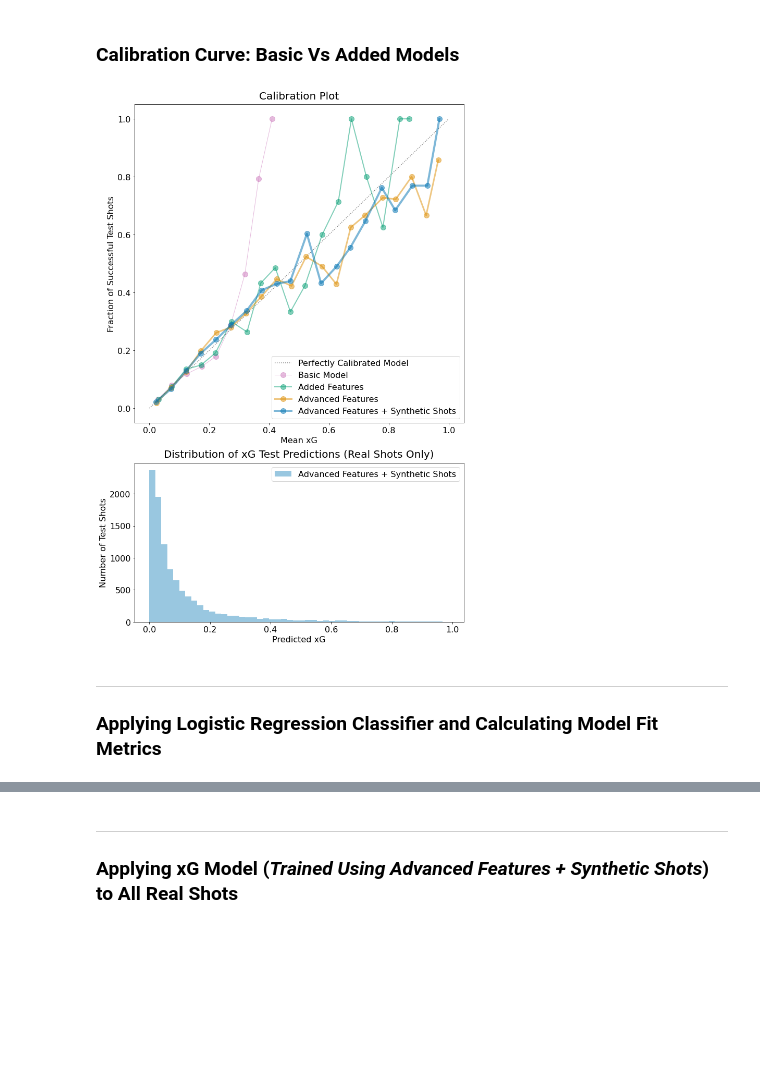
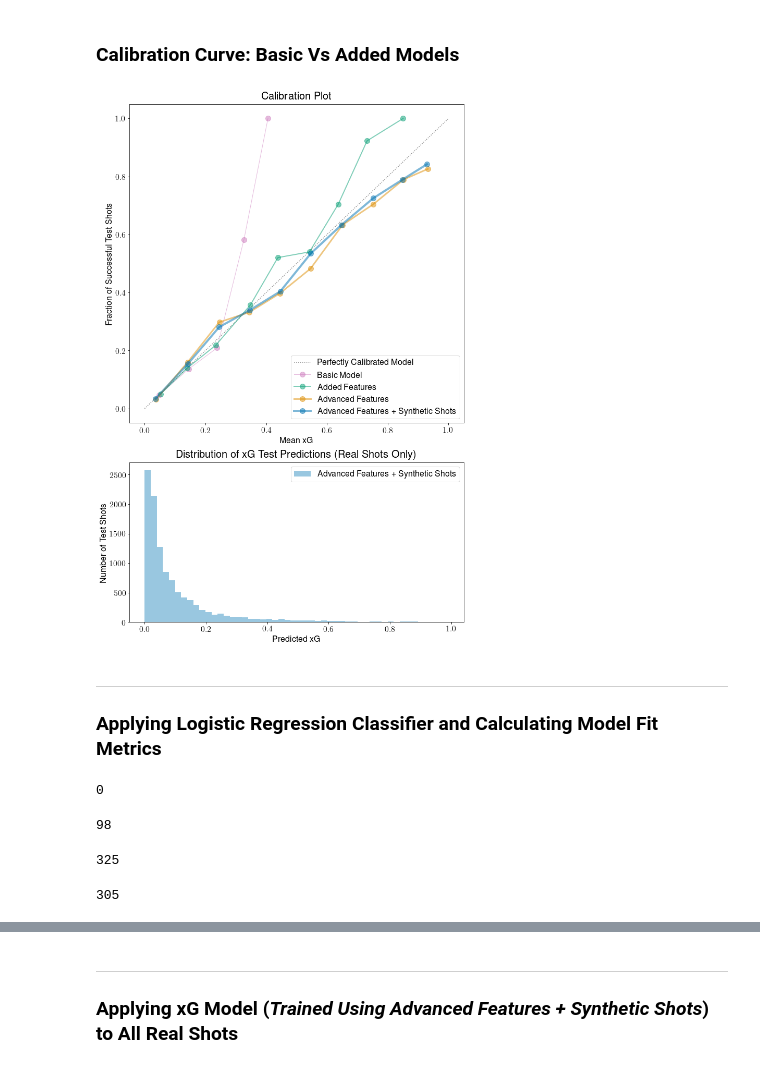
Before and after one commit to christiangilson/MSc-Applied-Statistics-Project-Code, a Jupyter notebook: Modelling/xG/Python xG Feature Engineering & Modelling.ipynb, the cells around one changed output, grey strips where cells are left out. Cells and saved outputs as stored; diff of their text form; code cells hidden in the pictures; blank space fills up the shorter version.

```diff
--- a/Modelling/xG/Python xG Feature Engineering & Modelling.ipynb
+++ b/Modelling/xG/Python xG Feature Engineering & Modelling.ipynb
@@ -323,5 +315,8 @@ xG_formula_adv = "goalScoredFlag ~   a + aShooting + D + Dsquared +\
 xG_model_adv = smf.glm(formula=xG_formula_adv, data=df_shots_train\
                  ,family=sm.families.Binomial()).fit()
 
+xG_model_adv_feat_on_syn = smf.glm(formula=xG_formula_adv, data=df_shots_train_synthetic\
+                         ,family=sm.families.Binomial()).fit()
+
 xG_model_adv.summary2()
 # %% [output]
@@ -352,7 +344,0 @@ Wall time: 285 ms
-# %%
-df_shots_train, df_shots_test = train_test_split(df_shots_incl_synthetic, test_size=test_size, stratify=df_shots_incl_synthetic.goalScoredFlag, random_state=random_state, shuffle=True)
-
-# now getting rid of the synthetic shots from the test data
-df_shots_test = df_shots_test.loc[df_shots_test['realOrSynthetic'] == 'real'].reset_index(drop=True).copy()
-
-print (f'Stratified Shot Success Rates:\n\nOverall: {100*np.round(df_shots.goalScoredFlag.mean(),3)}%\nTrain: {100*np.round(df_shots_train.goalScoredFlag.mean(), 3)}%\nTest: {100*np.round(df_shots_test.goalScoredFlag.mean(), 3)}%\n')
@@ -366,9 +346,10 @@ Test: 10.100000000000001%
 %%time
 
 xG_formula_adv_syn = "goalScoredFlag ~  a + aShooting + D + Dsquared +\
-                    possessionTimeSec + goalDelta + numReds + pressureCountOnShot +\
-                    D*aShooting + D*a + Dsquared*aShooting"
-xG_model_adv_syn = smf.glm(formula=xG_formula_adv_syn, data=df_shots_train\
+                    possessionTimeSec + playerPossessionTimeSec + goalDelta + numReds + pressureCountOnShot +\
+                    D*aShooting + Dsquared*a"
+
+xG_model_adv_syn = smf.glm(formula=xG_formula_adv_syn, data=df_shots_train_synthetic\
                  ,family=sm.families.Binomial()).fit()
 
 xG_model_adv_syn.summary2()
@@ -401,6 +382,6 @@ Wall time: 659 ms
 
 ### **Applying *four* xG models to *test* data**
 # %%
-df_shots_test = xG.apply_xG_model_to_test(df_shots_test, [xG_model_basic, xG_model_added, xG_model_adv, xG_model_adv_syn])
+df_shots_test = xG.apply_xG_model_to_test(df_shots_test, [xG_model_basic, xG_model_added, xG_model_adv, xG_model_adv_syn, xG_model_adv_feat_on_syn])
 # %% [output]
 Applying models...
@@ -413,10 +394,26 @@ Done applying 4 models.
 # %% [markdown]
 ### Calibration Curve: Basic Vs Added Models
 # %%
-xG.plot_calibration_curve(df_shots_test, numBins=20, alpha=0.5, saveOutput=1, plotName='xG calibration incl synthetic shots')
+xG.plot_calibration_curve(df_shots_test, numBins=10, alpha=0.5, saveOutput=0, plotName='xG_calibration_incl_synthetic_shots',calibrationType='uniform')
 # %% [output]
-[figure, old version]
+[figure, new version]
 # %% [markdown]
 ---
 
 ### **Applying Logistic Regression Classifier and Calculating Model Fit Metrics**
+# %%
+df_shots_test.xG_basic.apply(lambda x: 1 if x >= 0.5 else 0).sum()
+# %% [output]
+0
+# %%
+df_shots_test.xG_added.apply(lambda x: 1 if x >= 0.5 else 0).sum()
+# %% [output]
+98
+# %%
+df_shots_test.xG_adv.apply(lambda x: 1 if x >= 0.5 else 0).sum()
+# %% [output]
+325
+# %%
+df_shots_test.xG_syn.apply(lambda x: 1 if x >= 0.5 else 0).sum()
+# %% [output]
+305
```
Also changed, not shown: parts of 23 cells of this notebook, 12 other files.
